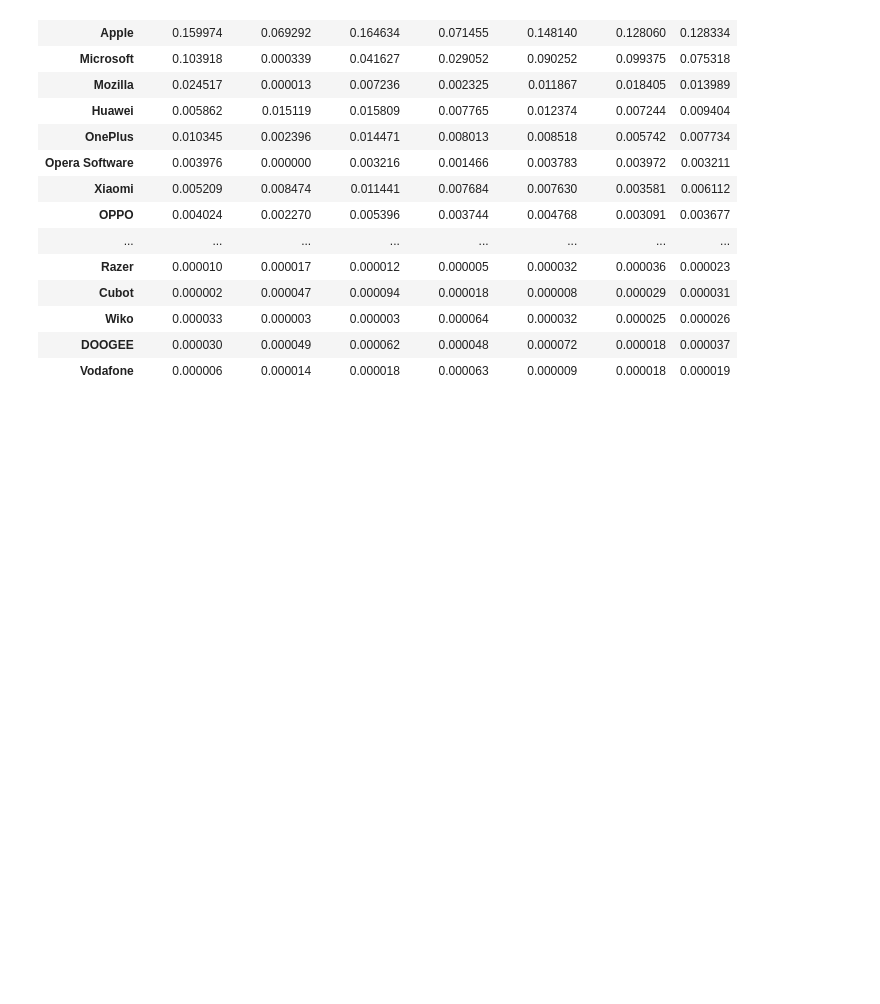
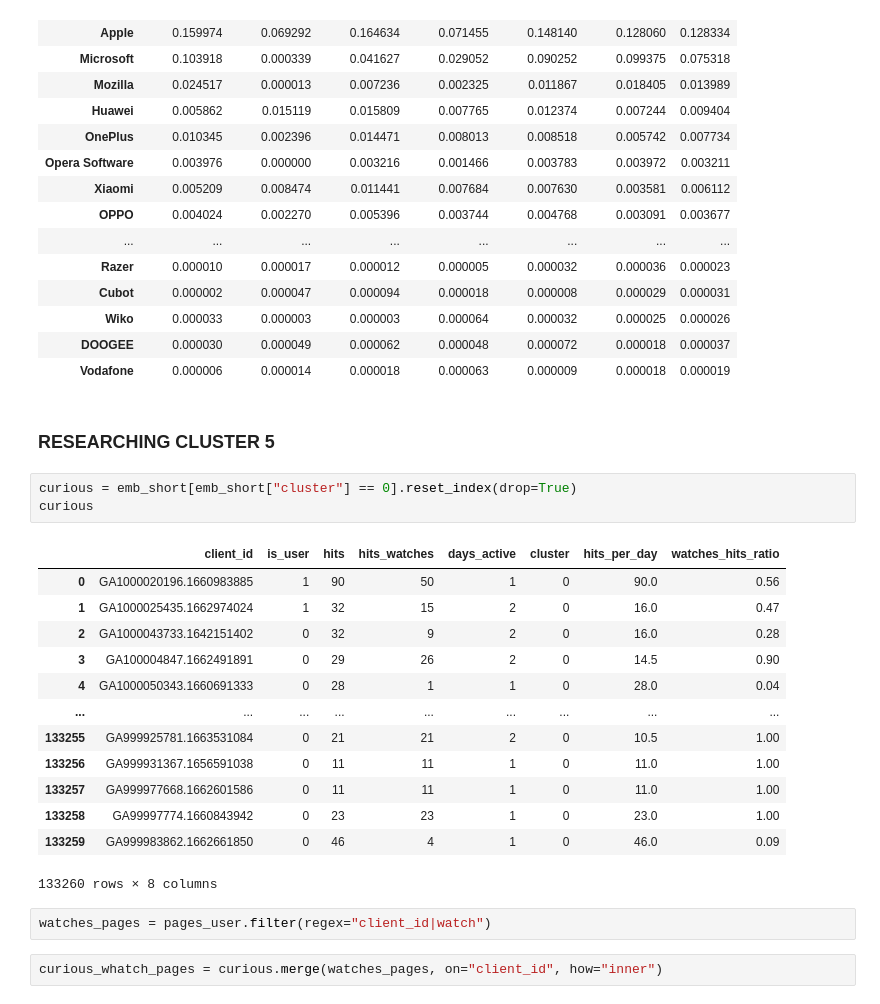
Before and after one commit to jul-peru/web-segments, a Jupyter notebook: researching_clusters.ipynb, the cells around one changed output. Saved outputs shown, nothing was run; the diff lists cells and outputs as text; blank space fills up the shorter version.

```diff
--- a/researching_clusters.ipynb
+++ b/researching_clusters.ipynb
@@ -421,3 +441,26 @@ T_clusters_device_brand_ratio.sort_values(by="cluster_5_rat", ascending=False).h
 | Wiko | 0.000033 | 0.000003 | 0.000003 | 0.000064 | 0.000032 | 0.000025 | 0.000026 |
 | DOOGEE | 0.000030 | 0.000049 | 0.000062 | 0.000048 | 0.000072 | 0.000018 | 0.000037 |
 | Vodafone | 0.000006 | 0.000014 | 0.000018 | 0.000063 | 0.000009 | 0.000018 | 0.000019 |
+# %% [markdown]
+### RESEARCHING CLUSTER 5
+# %%
+curious = emb_short[emb_short["cluster"] == 0].reset_index(drop=True)
+curious
+# %% [output]
+|  | client_id | is_user | hits | hits_watches | days_active | cluster | hits_per_day | watches_hits_ratio |
+| 0 | GA1000020196.1660983885 | 1 | 90 | 50 | 1 | 0 | 90.0 | 0.56 |
+| 1 | GA1000025435.1662974024 | 1 | 32 | 15 | 2 | 0 | 16.0 | 0.47 |
+| 2 | GA1000043733.1642151402 | 0 | 32 | 9 | 2 | 0 | 16.0 | 0.28 |
+| 3 | GA100004847.1662491891 | 0 | 29 | 26 | 2 | 0 | 14.5 | 0.90 |
+| 4 | GA1000050343.1660691333 | 0 | 28 | 1 | 1 | 0 | 28.0 | 0.04 |
+| ... | ... | ... | ... | ... | ... | ... | ... | ... |
+| 133255 | GA999925781.1663531084 | 0 | 21 | 21 | 2 | 0 | 10.5 | 1.00 |
+| 133256 | GA999931367.1656591038 | 0 | 11 | 11 | 1 | 0 | 11.0 | 1.00 |
+| 133257 | GA999977668.1662601586 | 0 | 11 | 11 | 1 | 0 | 11.0 | 1.00 |
+| 133258 | GA99997774.1660843942 | 0 | 23 | 23 | 1 | 0 | 23.0 | 1.00 |
+| 133259 | GA999983862.1662661850 | 0 | 46 | 4 | 1 | 0 | 46.0 | 0.09 |
+133260 rows × 8 columns
+# %%
+watches_pages = pages_user.filter(regex="client_id|watch")
+# %%
+curious_whatch_pages = curious.merge(watches_pages, on="client_id", how="inner")
```
Also changed, not shown: parts of 7 cells of this notebook.
